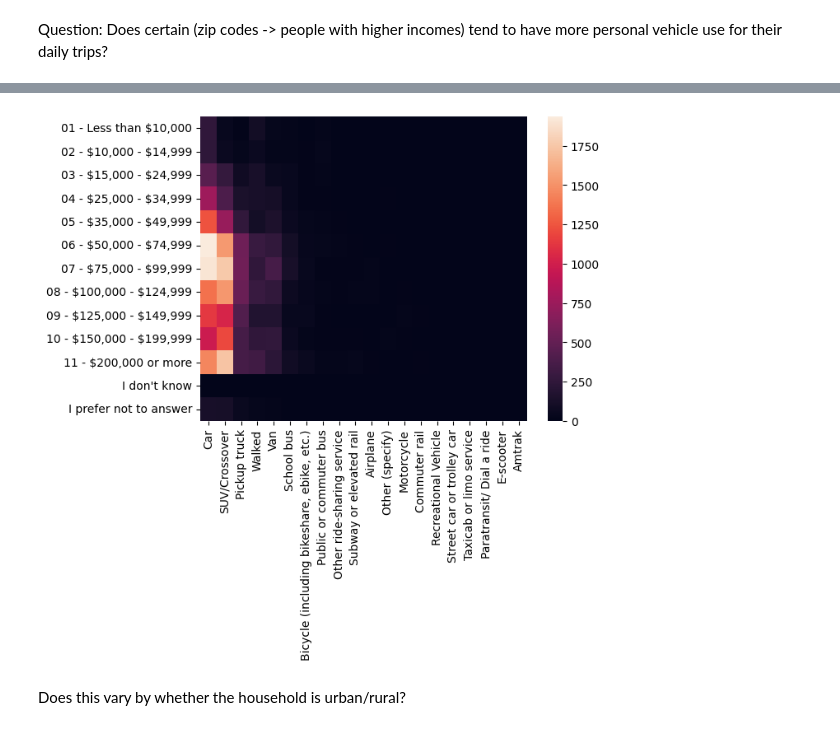
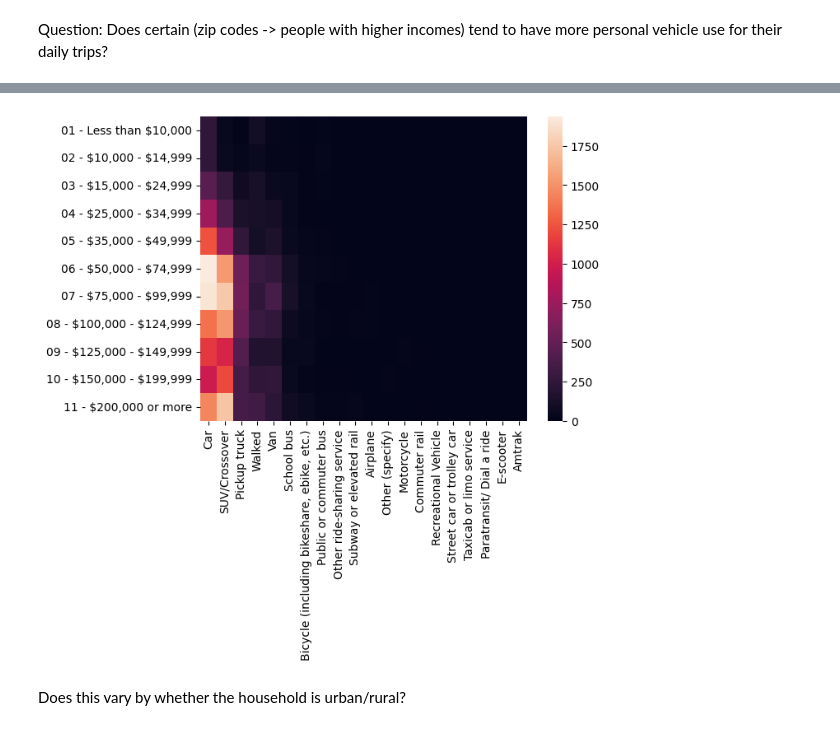
Before and after one commit to Xerconia/Transitlytics, a Jupyter notebook: hisa_eda.ipynb, the cells around one changed output, grey strips where cells are left out. Saved outputs shown, nothing was run; the diff lists cells and outputs as text; code cells hidden in the pictures.

Commit message:
remove income prefer not to answer and don't know

```diff
--- a/hisa_eda.ipynb
+++ b/hisa_eda.ipynb
@@ -57,3 +66,7 @@ trp_grp
 https://python-graph-gallery.com/
 # %% [markdown]
 Question: Does certain (zip codes -> people with higher incomes) tend to have more personal vehicle use for their daily trips?
+# %%
+trip_known = trip[~(trip["HHFAMINC"].isin([-7,-8]))]
+trip_known.head()
+#trip_known["HHFAMINC"].unique()
@@ -60,7 +80,5 @@ Question: Does certain (zip codes -> people with higher incomes) tend to have mo
 # %%
-inc_mapping_series = pd.Series({-7: r"I prefer not to answer",
-                            -8: r"I don't know",
-                            1: r"01 - Less than \$10,000",
+inc_mapping_series = pd.Series({1: r"01 - Less than \$10,000",
                             2: r"02 - \$10,000 - \$14,999",
                             3: r"03 - \$15,000 - \$24,999",
                             4: r"04 - \$25,000 - \$34,999",
@@ -72,8 +90,7 @@ inc_mapping_series = pd.Series({-7: r"I prefer not to answer",
                             10: r"10 - \$150,000 - \$199,999",
                             11: r"11 - \$200,000 or more"
                             })
-trip['HHFAMINC_label'] = trip['HHFAMINC'].replace(inc_mapping_series)
-#print(trip)
+trip_known['HHFAMINC_label'] = trip_known['HHFAMINC'].replace(inc_mapping_series)
 
 trans_mapping_series = pd.Series({1: "Car",
                             2: "Van",
@@ -97,16 +114,16 @@ trans_mapping_series = pd.Series({1: "Car",
                             20: "Walked",
                             21: "Other (specify)"
                             })
-trip['TRPTRANS_label'] = trip['TRPTRANS'].replace(trans_mapping_series)
+trip_known['TRPTRANS_label'] = trip_known['TRPTRANS'].replace(trans_mapping_series)
 # %%
 # Creating crosstab
-crosstb = pd.crosstab(trip.HHFAMINC_label, trip.TRPTRANS_label).sort_index(axis = 0)
+crosstb = pd.crosstab(trip_known.HHFAMINC_label, trip_known.TRPTRANS_label).sort_index(axis = 0)
 crosstb_ord = crosstb[crosstb.sum().sort_values(ascending=False).index]
 
 # Heatmap
 heatmap = sns.heatmap(crosstb_ord.rename_axis(index=None, columns=None))
 # %% [output]
-[figure, old version]
+[figure, new version]
 # %% [markdown]
 Does this vary by whether the household is urban/rural?
 # %%
```
Also changed, not shown: parts of 6 cells of this notebook.
